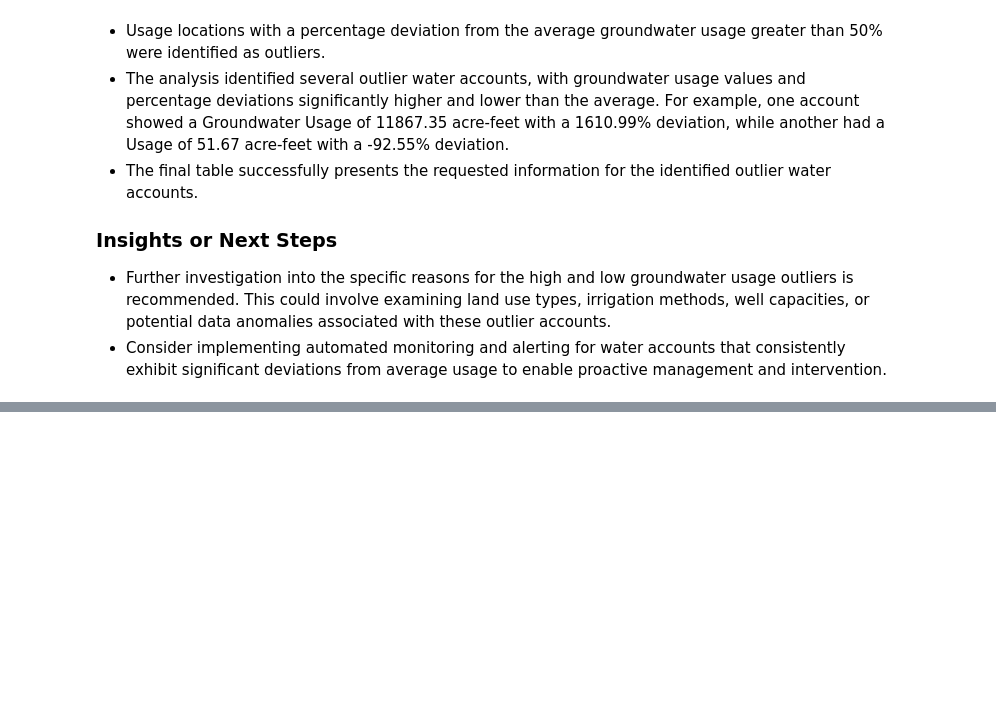
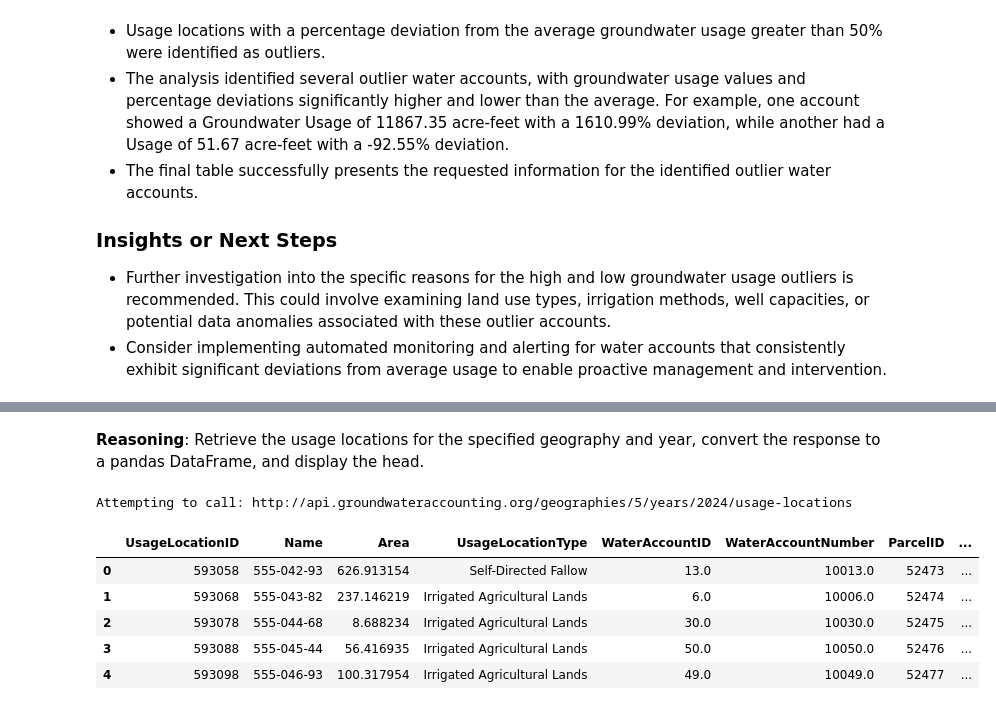
Before and after one commit to esassoc/qanat-community, a Jupyter notebook: Qanat.CommunityAPI/Examples/hackathon_2025_Use_Case_3.ipynb, the cells around one changed output, grey strips where cells are left out. Saved outputs shown, nothing was run; the diff lists cells and outputs as text; code cells hidden in the pictures; blank space fills up the shorter version.

```diff
--- a/Qanat.CommunityAPI/Examples/hackathon_2025_Use_Case_3.ipynb
+++ b/Qanat.CommunityAPI/Examples/hackathon_2025_Use_Case_3.ipynb
@@ -65,6 +65,21 @@ try:
           geographies_data = response.json()
           print("Available Geographies:")
           print(json.dumps(geographies_data, indent=2))
+
+          # Find the GeographyID for 'Demo'
+          demo_geography_id = None
+          for geography in geographies_data:
+              if geography['GeographyName'] == 'Demo':
+                  demo_geography_id = geography['GeographyID']
+                  break
+
+          if demo_geography_id:
+              print(f"\nDemo Geography ID: {demo_geography_id}")
+              year = 2024 # Define the year for the analysis
+              deviation_threshold = 50 # Define the deviation threshold for outliers
+          else:
+              print("\n'Demo' geography not found in the list of geographies.")
+
         else:
           print(f"Error: API call failed with status code {response.status_code}")
           print(response.text)
@@ -614,0 +543,31 @@ display(outlier_summary_table)
+# %% [markdown]
+**Reasoning**:
+Retrieve the usage locations for the specified geography and year, convert the response to a pandas DataFrame, and display the head.
+# %%
+# Construct the API endpoint URL for usage locations
+usage_locations_path = '/geographies/{geographyID}/years/{year}/usage-locations'
+usage_locations_url = f"{base_url}{usage_locations_path.replace('{geographyID}', str(demo_geography_id)).replace('{year}', str(year))}"
+
+# Make the GET request
+print(f"Attempting to call: {usage_locations_url}")
+response = requests.get(usage_locations_url, headers=headers)
+
+# Raise an exception for bad status codes
+response.raise_for_status()
+
+# Parse the JSON response
+usage_locations_data = response.json()
+
+# Convert the parsed JSON data into a pandas DataFrame
+water_usage_df = pd.DataFrame(usage_locations_data)
+
+# Display the head of the DataFrame
+display(water_usage_df.head())
+# %% [output]
+Attempting to call: http://api.groundwateraccounting.org/geographies/5/years/2024/usage-locations
+|  | UsageLocationID | Name | Area | UsageLocationType | WaterAccountID | WaterAccountNumber | ParcelID | ... |
+| 0 | 593058 | 555-042-93 | 626.913154 | Self-Directed Fallow | 13.0 | 10013.0 | 52473 | ... |
+| 1 | 593068 | 555-043-82 | 237.146219 | Irrigated Agricultural Lands | 6.0 | 10006.0 | 52474 | ... |
+| 2 | 593078 | 555-044-68 | 8.688234 | Irrigated Agricultural Lands | 30.0 | 10030.0 | 52475 | ... |
+| 3 | 593088 | 555-045-44 | 56.416935 | Irrigated Agricultural Lands | 50.0 | 10050.0 | 52476 | ... |
+| 4 | 593098 | 555-046-93 | 100.317954 | Irrigated Agricultural Lands | 49.0 | 10049.0 | 52477 | ... |
```
Also changed, not shown: parts of 54 cells of this notebook.
